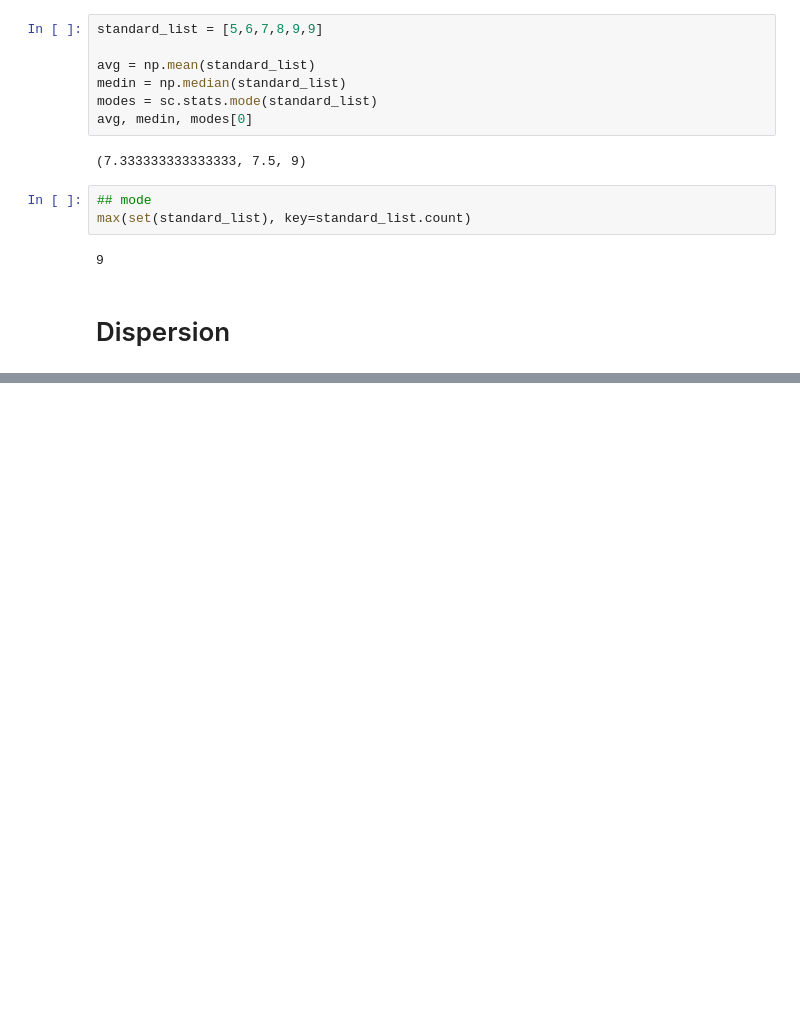
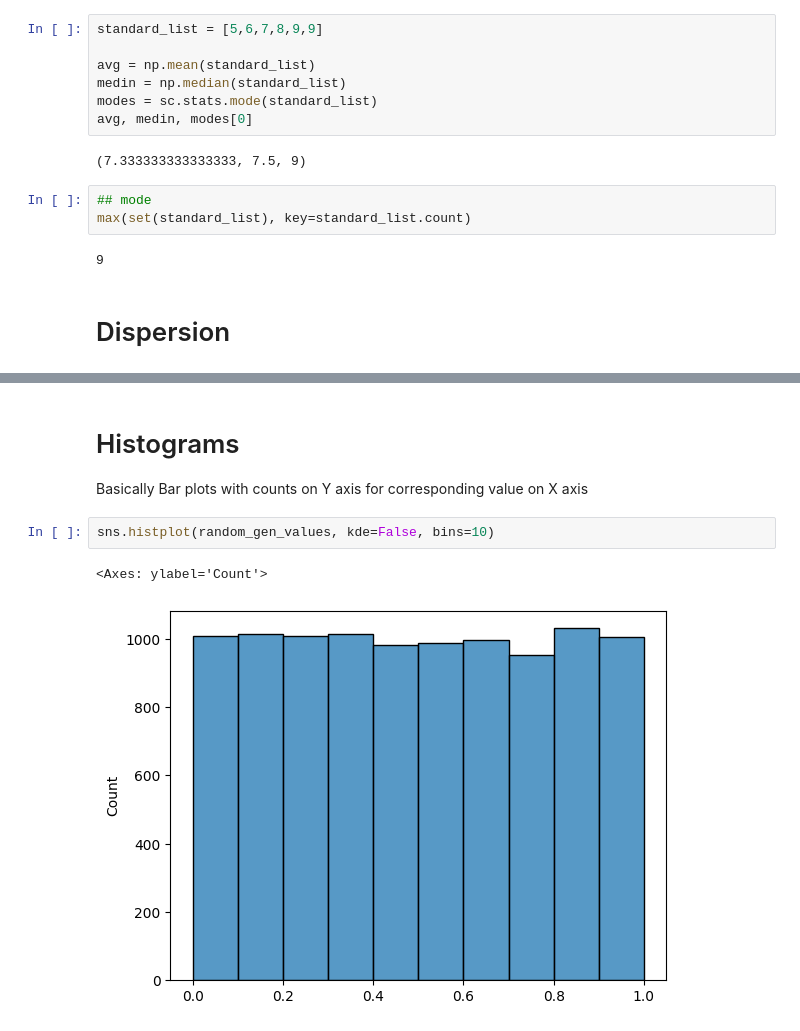
Before and after one commit to indhra/Statistics_Probability_GaneshSir, a Jupyter notebook: Day0-StatisticsBasics.ipynb, the cells around one changed output, grey strips where cells are left out. Saved outputs shown, nothing was run; the diff lists cells and outputs as text; blank space fills up the shorter version.

Commit message:
basics

```diff
--- a/Day0-StatisticsBasics.ipynb
+++ b/Day0-StatisticsBasics.ipynb
@@ -90,0 +171,8 @@ max(set(standard_list), key=standard_list.count)
+# %% [markdown]
+# Histograms
+Basically Bar plots with counts on Y axis for corresponding value on X axis
+# %%
+sns.histplot(random_gen_values, kde=False, bins=10)
+# %% [output]
+<Axes: ylabel='Count'>
+[figure, added]
```
Also changed, not shown: parts of 12 cells of this notebook.
